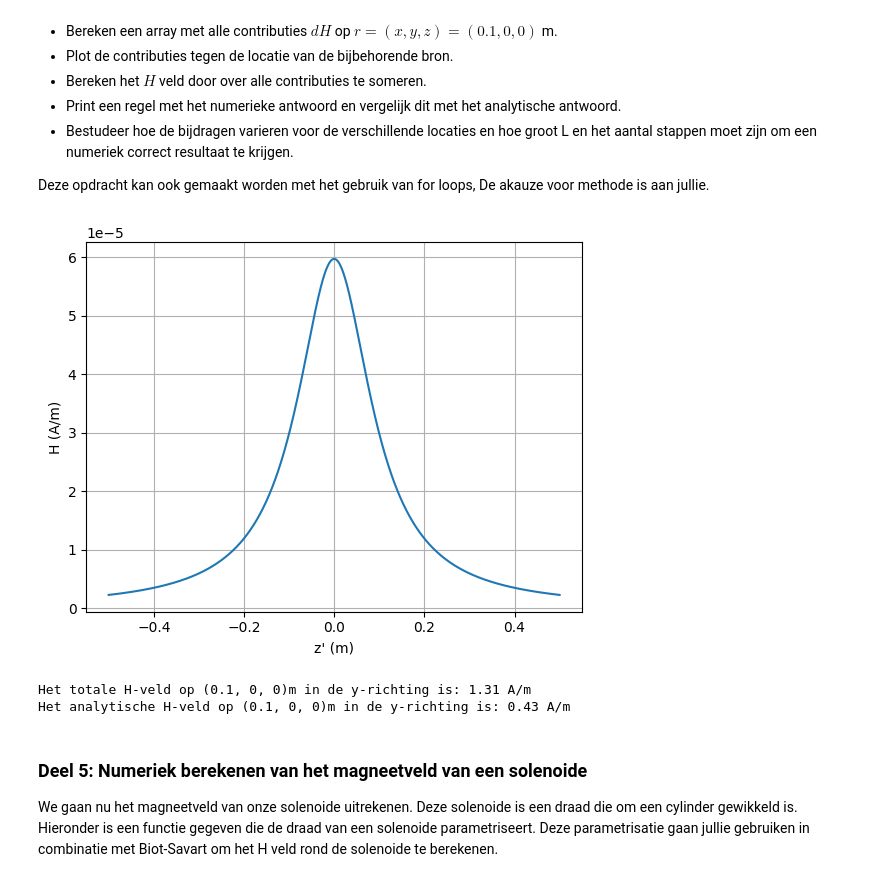
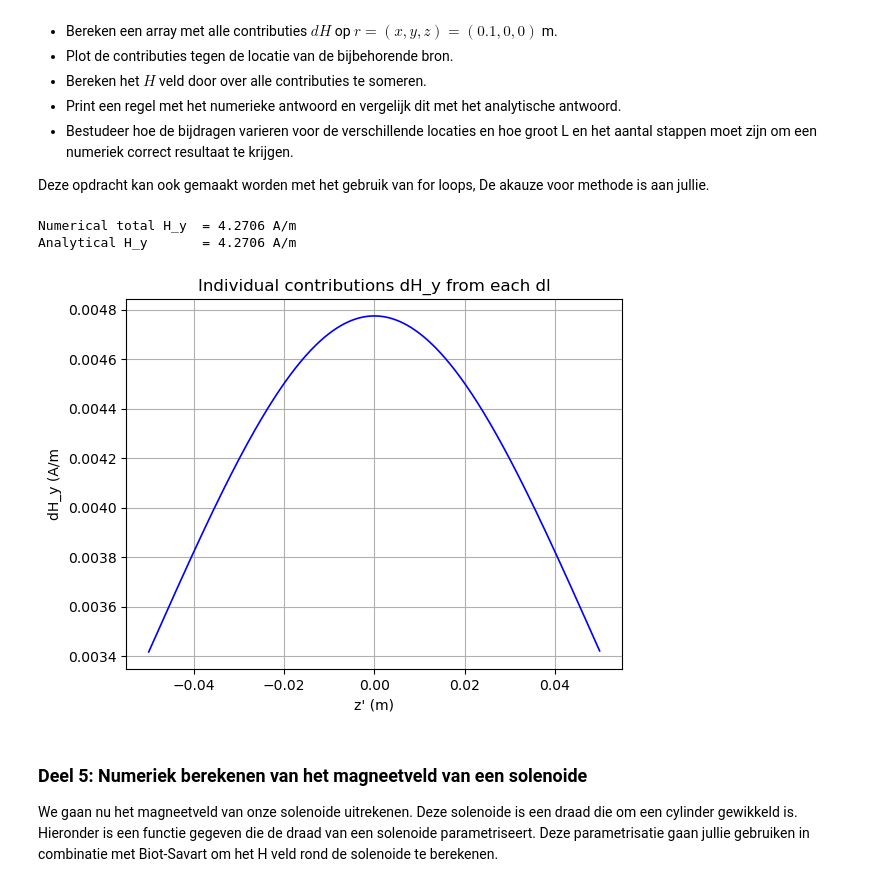
Before and after one commit to T-L-cc/opdrachten-DEF-D, a Jupyter notebook: 2KrachtactuatorOpdracht/KrachtactuatorOpdracht.ipynb, the cells around one changed output. Cells and saved outputs as stored; diff of their text form; code cells hidden in the pictures.

```diff
--- a/2KrachtactuatorOpdracht/KrachtactuatorOpdracht.ipynb
+++ b/2KrachtactuatorOpdracht/KrachtactuatorOpdracht.ipynb
@@ -377,35 +384,45 @@ Nu gaan we met behulp van de numerieke implementatie van de wet van Biot-Savart
 
 Deze opdracht kan ook gemaakt worden met het gebruik van for loops, De akauze voor methode is aan jullie.
 # %%
-N = 80000
-dl=np.array([0, 0, L_draad/(N)])
-r = np.array([0.1, 0, 0])
-r_source = np.array([0, 0, -L_draad/2])
-dH = np.zeros((N,3))
 
-r_array_source = np.zeros((N, 3))
+L_draad = 0.1
+I = 6.0
+N = 1000                     # 1000 is plenty accurate and fast
+dl_vec = np.array([0, 0, L_draad / N])
+r_field = np.array([0.1, 0, 0])
+r_start = np.array([0, 0, -L_draad/2])
+
+dH = np.zeros((N, 3))
+r_sources = np.zeros((N, 3))
 
 for i in range(N):
-    r_array_source[i] = r_source + i*dl
-    dH[i] = field_current_element(r_field, r_array_source[i], dl)
+    r_sources[i] = r_start + i * dl_vec
+    dH[i] = field_current_element(r_field, r_sources[i], dl_vec)
 
-plt.figure(4)
-plt.plot(r_array_source[:,2], dH[:,1])
+H_total_y = np.sum(dH[:, 1])
 
+
+d = 0.1
+H_analytical = (I / (4 * np.pi * d)) * (L_draad / np.sqrt(d**2 + (L_draad/2)**2))
+
+print(f'Numerical total H_y  = {H_total_y:.4f} A/m')
+print(f'Analytical H_y       = {H_analytical:.4f} A/m')
+
+
+
+z = r_sources[:, 2]
+
+plt.figure()
+plt.plot(z, dH[:,1], 'b-', linewidth=1.2)
 plt.xlabel("z' (m)")
-plt.ylabel('H (A/m)')
-plt.grid()
+plt.ylabel('dH_y (A/m')
+plt.title('Individual contributions dH_y from each dl')
+plt.grid(True)
 plt.show()
-
-H_total_y = np.sum(dH[:,1])
-H_analitical = I*L_draad/2 / (2*np.pi*L_draad*np.sqrt(L_draad**2 + (L_draad/2)**2))
-
-print(f'Het totale H-veld op (0.1, 0, 0)m in de y-richting is: {H_total_y:.2f} A/m')
-print(f'Het analytische H-veld op (0.1, 0, 0)m in de y-richting is: {H_analitical:.2f} A/m')
 # %% [output]
+Numerical total H_y  = 4.2706 A/m
+Analytical H_y       = 4.2706 A/m
-[figure, old version]
+[figure, new version]
-Het totale H-veld op (0.1, 0, 0)m in de y-richting is: 1.31 A/m
-Het analytische H-veld op (0.1, 0, 0)m in de y-richting is: 0.43 A/m
 # %% [markdown]
 ### Deel 5: Numeriek berekenen van het magneetveld van een solenoide
 
```
Also changed, not shown: parts of 5 cells of this notebook.
